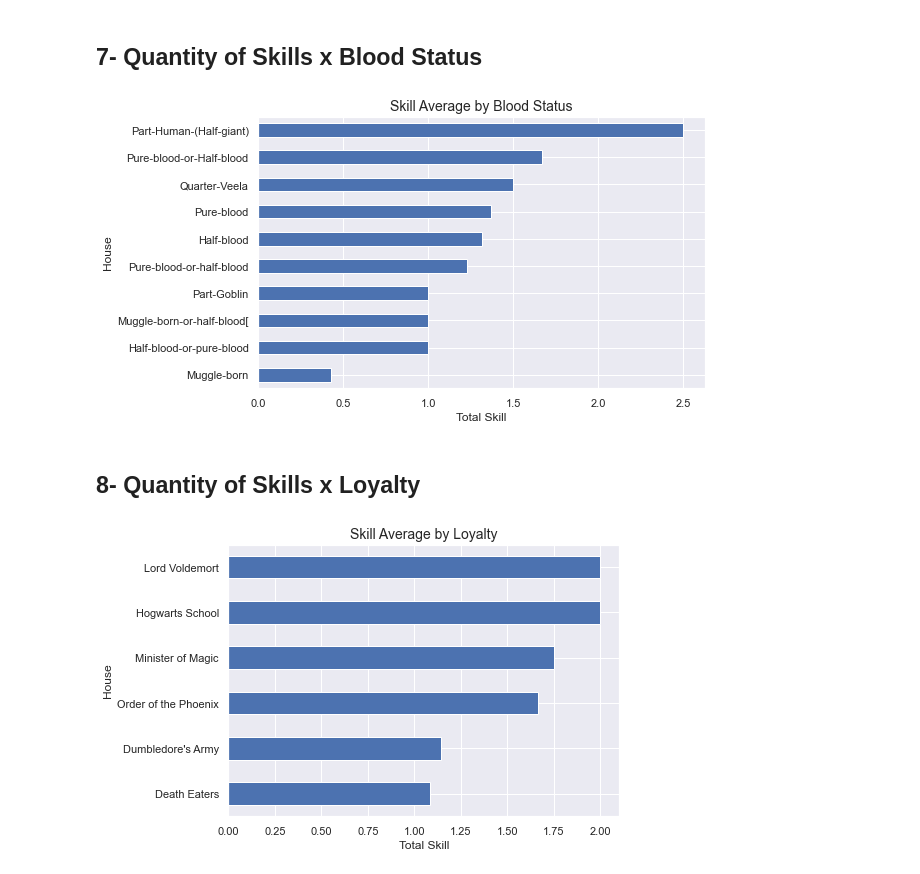
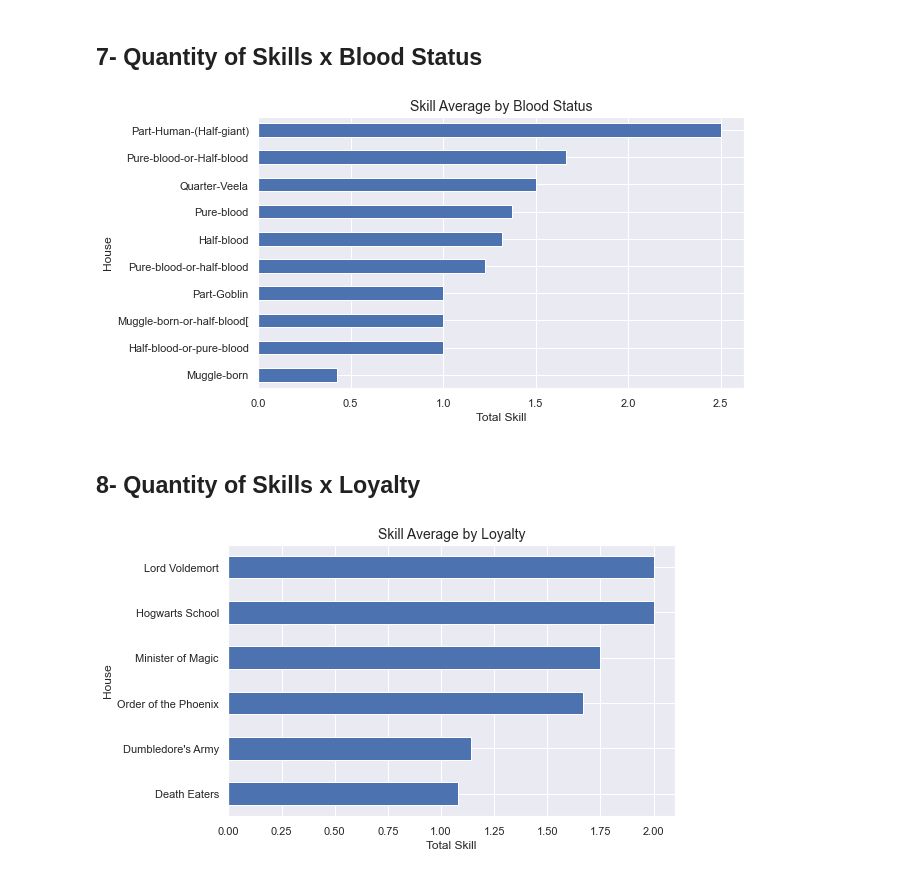
Before and after one commit to juluz/python-analysis, a Jupyter notebook: harry_potter/notebook/eda_characters.ipynb, the cells around one changed output. Cells and saved outputs as stored; diff of their text form; code cells hidden in the pictures.

Commit message:
fix chart size

```diff
--- a/harry_potter/notebook/eda_characters.ipynb
+++ b/harry_potter/notebook/eda_characters.ipynb
@@ -705,27 +705,27 @@ plt.show();
 # %%
 data = df_caracter_house[(df_caracter_house['Blood_status'] !='0') & (df_caracter_house['Blood_status'] !='Unknown')]
 
 sns.set_style("darkgrid")
-f = plt.figure(figsize=(8,5))
+f = plt.figure(figsize=(8.7,5))
 x = data.groupby('Blood_status')['total_skill'].mean().sort_values()
 x.plot(kind='barh')
 
 plt.rcParams.update({'font.size': 12})
 
 plt.title('Skill Average by Blood Status',fontsize=14)
 plt.ylabel('House')
 plt.xlabel('Total Skill')
 f.savefig('C:/Users/juml_/Documents/Projects/github/python-analysis/harry_potter/image/hist_status.png',bbox_inches='tight',transparent=False)
 plt.show();
 # %% [output]
-[figure, old version]
+[figure, new version]
 # %% [markdown]
 ## 8- Quantity of Skills x Loyalty
 # %%
 data = df_caracter_house[(df_caracter_house['Blood_status'] !='0') & (df_caracter_house['Blood_status'] !='Unknown')]
 
 sns.set_style("darkgrid")
-f = plt.figure(figsize=(7,5))
+f = plt.figure(figsize=(8,5))
 x = data.groupby('Loyalty_view')['total_skill'].mean().sort_values()
 x.plot(kind='barh')
 
@@ -737,4 +737,4 @@ plt.xlabel('Total Skill')
 f.savefig('C:/Users/juml_/Documents/Projects/github/python-analysis/harry_potter/image/hist_loyalty.png',bbox_inches='tight',transparent=False)
 plt.show();
 # %% [output]
-[figure, old version]
+[figure, new version]
```
Also changed, not shown: 2 other files.
